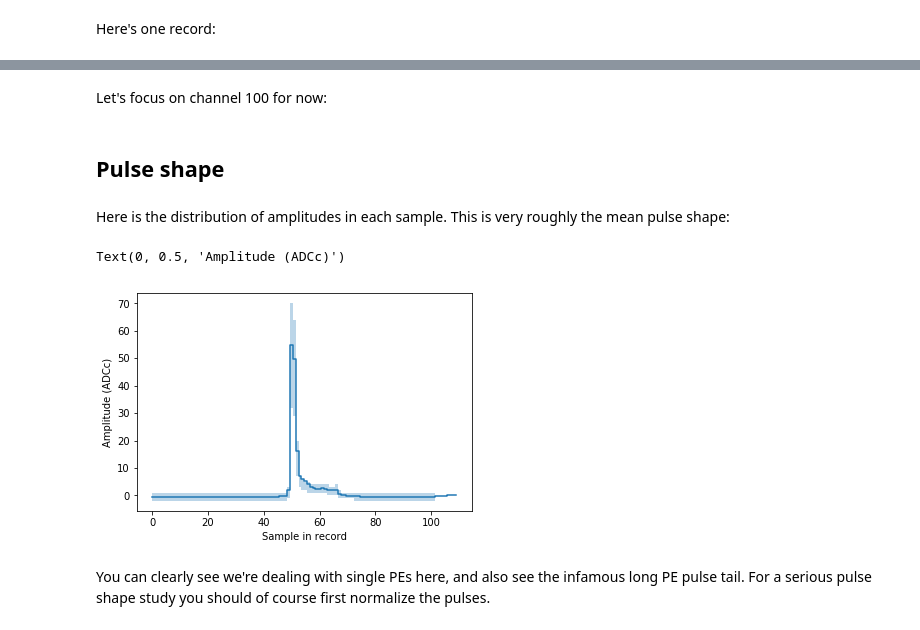
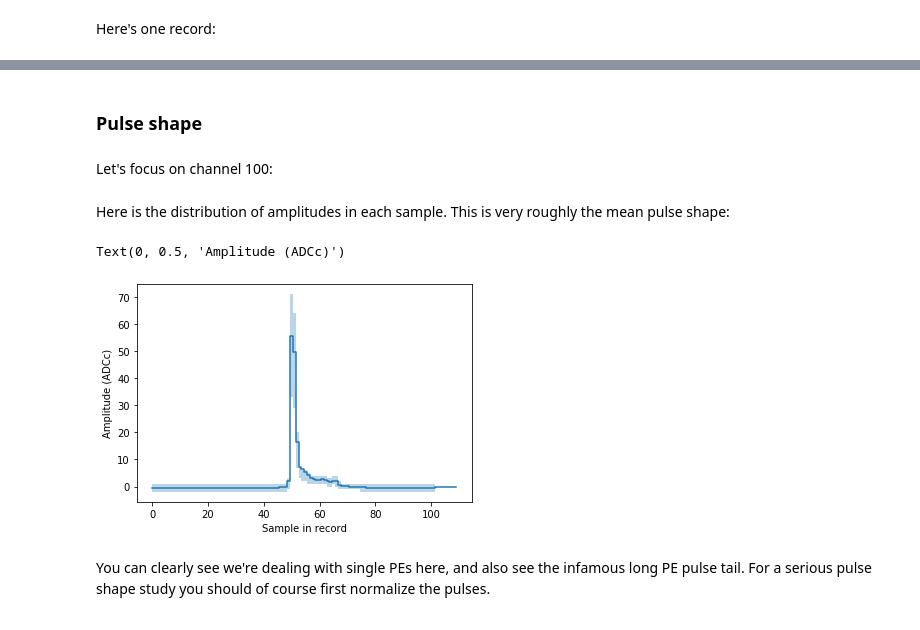
Before and after one commit to XENONnT/straxen, a Jupyter notebook: notebooks/tutorials/pulse_analysis.ipynb, the cells around one changed output, grey strips where cells are left out. Drawn from its saved outputs; the diff is of its cells as text; code cells hidden in the pictures.

```diff
--- a/notebooks/tutorials/pulse_analysis.ipynb
+++ b/notebooks/tutorials/pulse_analysis.ipynb
@@ -80,0 +103,7 @@ and thus the pulse has been zero-padded, as you can see at the highest sample nu
+# %%
+# Convert from raw_records to the records datatype, which has more fields.
+# Without this we cannot baseline.
+rr = strax.raw_to_records(rr)
+
+# Subtract baseline and flip channel
+strax.baseline(rr)
@@ -81,24 +116,25 @@ and thus the pulse has been zero-padded, as you can see at the highest sample nu
+# %% [markdown]
+### Pulse shape
 # %% [markdown]
-Let's focus on channel 100 for now:
+Let's focus on channel 100:
 # %%
 r = rr[rr['channel'] == 100]
-# %% [markdown]
-## Pulse shape
 # %% [markdown]
 Here is the distribution of amplitudes in each sample. This is very roughly the mean pulse shape:
 # %%
-ns = np.arange(len(r['data'][0]))
-plt.plot(ns, r['data'].mean(axis=0), linestyle='steps-mid')
+ns = np.arange(len(r[0]['data']))
+
+plt.plot(ns, r['data'].mean(axis=0), drawstyle='steps-mid')
 plt.fill_between(
     ns,
     np.percentile(r['data'], 25, axis=0),
     np.percentile(r['data'], 75, axis=0),
     step='mid', alpha=0.3, linewidth=0)
 plt.xlabel("Sample in record")
 plt.ylabel("Amplitude (ADCc)")
 # %% [output]
 Text(0, 0.5, 'Amplitude (ADCc)')
-[figure, old version]
+[figure, new version]
 # %% [markdown]
 You can clearly see we're dealing with single PEs here, and also see the infamous long PE pulse tail. For a serious pulse shape study you should of course first normalize the pulses.
 # %% [markdown]
```
Also changed, not shown: parts of 17 cells of this notebook, 3 other files.
